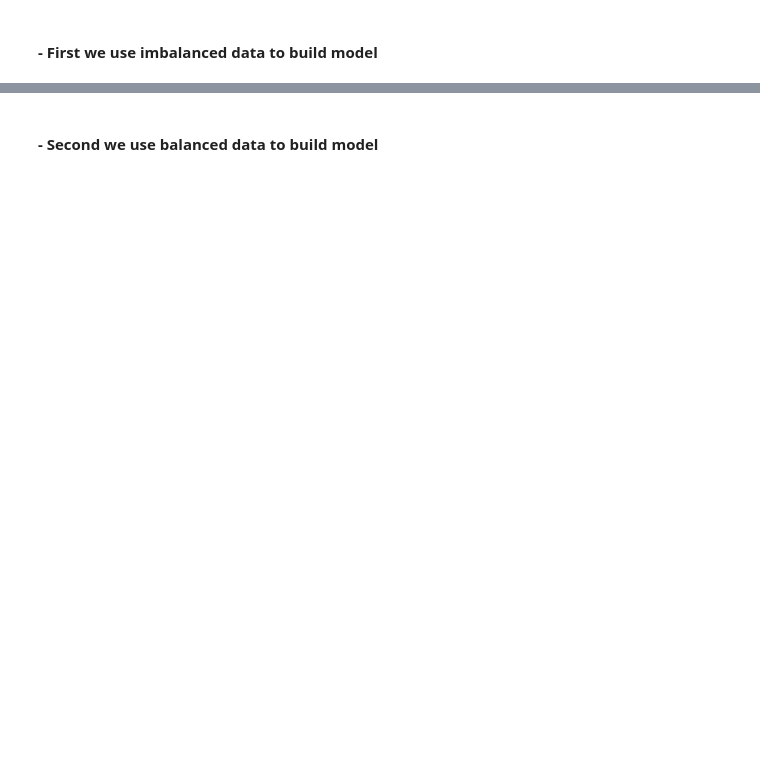
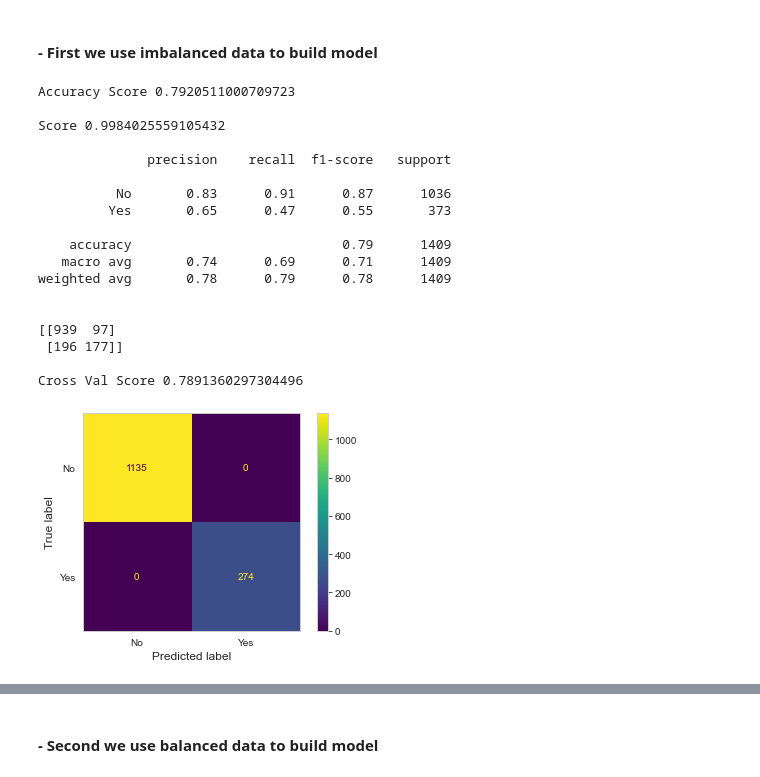
Before and after one commit to AgungYogaSetiawan/Predict-Churn-Customer, a Jupyter notebook: Predict Customer Churn.ipynb, the cells around one changed output, grey strips where cells are left out. Drawn from its saved outputs; the diff is of its cells as text; code cells hidden in the pictures; blank space fills up the shorter version.

Commit message:
add hasil beberapa model dengan data imbalanced

```diff
--- a/Predict Customer Churn.ipynb
+++ b/Predict Customer Churn.ipynb
@@ -591,2 +599,37 @@ We use different data, imbalanced data & balanced data. Because we want to see d
 # %% [markdown]
 #### - First we use imbalanced data to build model
+# %%
+# RandomForestClassifier
+model_rf = RandomForestClassifier(n_estimators=100)
+model_rf.fit(X_train, y_train)
+y_pred = model_rf.predict(X_test)
+rf_acc = accuracy_score(y_test, y_pred)
+rf_cv = cross_val_score(model_rf, X_train, y_train, cv=5)
+print(f"Accuracy Score {rf_acc}",'\n')
+print(f"Score {model_rf.score(X_train, y_train)}",'\n')
+print(classification_report(y_test, y_pred),'\n')
+print(confusion_matrix(y_test, y_pred),'\n')
+print(f"Cross Val Score {rf_cv.mean()}",'\n')
+plot_confusion_matrix(model_rf, X_test, y_pred)
+plt.grid(None)
+plt.show()
+# %% [output]
+Accuracy Score 0.7920511000709723
+
+Score 0.9984025559105432
+
+              precision    recall  f1-score   support
+
+          No       0.83      0.91      0.87      1036
+         Yes       0.65      0.47      0.55       373
+
+    accuracy                           0.79      1409
+   macro avg       0.74      0.69      0.71      1409
+weighted avg       0.78      0.79      0.78      1409
+
+
+[[939  97]
+ [196 177]]
+
+Cross Val Score 0.7891360297304496
+[figure, added]
```
Also changed, not shown: parts of 12 cells of this notebook.
